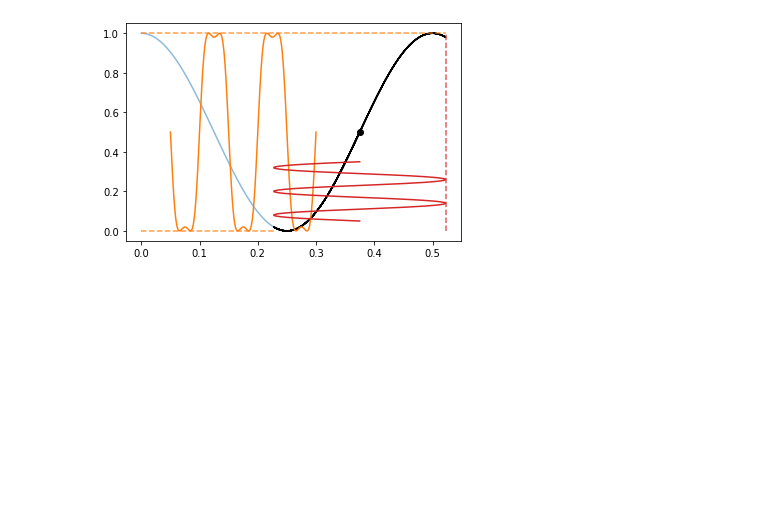
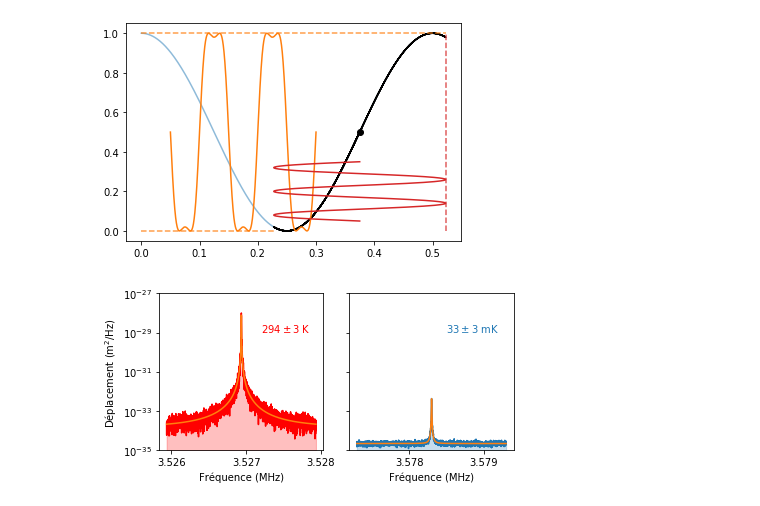
Before and after one commit to remimetzdorff/agregation, a Jupyter notebook: MEPD/2020-01-03_MEPD_figures.ipynb, the cells around one changed output. Saved outputs shown, nothing was run; the diff lists cells and outputs as text; code cells hidden in the pictures; blank space fills up the shorter version.

```diff
--- a/MEPD/2020-01-03_MEPD_figures.ipynb
+++ b/MEPD/2020-01-03_MEPD_figures.ipynb
@@ -5,0 +1,14 @@ Populating the interactive namespace from numpy and matplotlib
+# %%
+%pylab qt
+%matplotlib inline
+
+import pandas
+import scipy.constants as cst
+import h5py
+import matplotlib.colors as mcol
+import matplotlib.cm as cm
+
+dpi = 200
+def mysavefig(name):
+    plt.tight_layout()
+    plt.savefig(name, bbox_inches="tight", dpi=dpi)
@@ -142,3 +153,58 @@ plt.plot([max(newmod), max(newmod)], [0, max(newsig)], "--C3", alpha=0.75)
 # %% [output]
 [<matplotlib.lines.Line2D at 0x...>]
 [figure]
+# %%
+plt.figure(figsize=(6,3))
+
+sps =(1,2)
+ax1 = plt.subplot2grid(sps, (0,0))
+ax2 = plt.subplot2grid(sps, (0,1))
+
+center = 3.526935e6
+span = 2000
+calibration_marker_frequency = 3.6e6
+calibration_marker_Vpi = 5.89
+mass = 33.5e-9
+
+############### 300 K ###############
+teff = 293.94
+
+folder = "figures/data/"
+filename = "214543.h5"
+data     = pandas.read_hdf(folder+filename,'data')
+filename = "214544.h5"
+fit_data = pandas.read_hdf(folder+filename,'data')
+
+ax1.semilogy(data.index.values*1e-6, data.values, "r")
+ax1.semilogy(fit_data.index.values*1e-6, fit_data.values, "C1")
+ax1.fill_between(fit_data.index.values*1e-6, 1e-35, fit_data.values, color='r', alpha=0.25)
+
+############### 30 mK ###############
+teff = 31.589e-3
+
+filename = "214545.h5"
+data     = pandas.read_hdf(folder+filename,'data')
+filename = "214546.h5"
+fit_data = pandas.read_hdf(folder+filename,'data')
+
+ax2.semilogy(data.index.values*1e-6, data.values)
+ax2.semilogy(fit_data.index.values*1e-6, fit_data.values, "C1")
+ax2.fill_between(fit_data.index.values*1e-6, 1e-35, fit_data.values, color='C0', alpha=0.25)
+
+for ax in [ax1, ax2]:
+    ax.set_ylim(1e-35, 1e-27)
+    ax.set_xlabel(u"Fréquence (MHz)")
+
+#ax1.set_ylabel(u"Densité spectrale de puissance\ndes fluctuations de position ($\mathrm{m^2/Hz}$)")
+ax1.set_ylabel(u"Déplacement ($\mathrm{m^2/Hz}$)")
+ax2.set_yticklabels([])
+ax1.set_xticks([3.526,3.527,3.528])
+ax2.set_xticks([3.578,3.579])
+
+ax1.annotate("$294\pm3$ K", (3.5272, 1e-29), color="r")
+ax2.annotate("$33\pm3$ mK", (3.5785, 1e-29), color="C0")
+
+plt.tight_layout()
+mysavefig("thermal_peak_def_filled.png")
+# %% [output]
+[figure, added]
```
Also changed, not shown: parts of 4 cells of this notebook, 42 other files.
